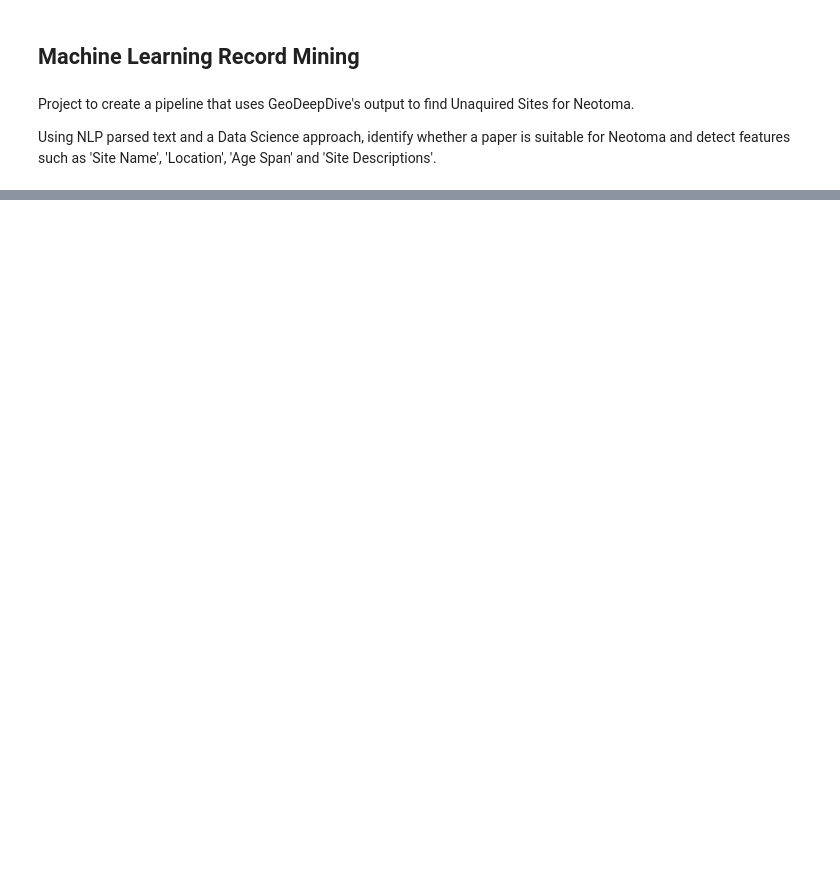
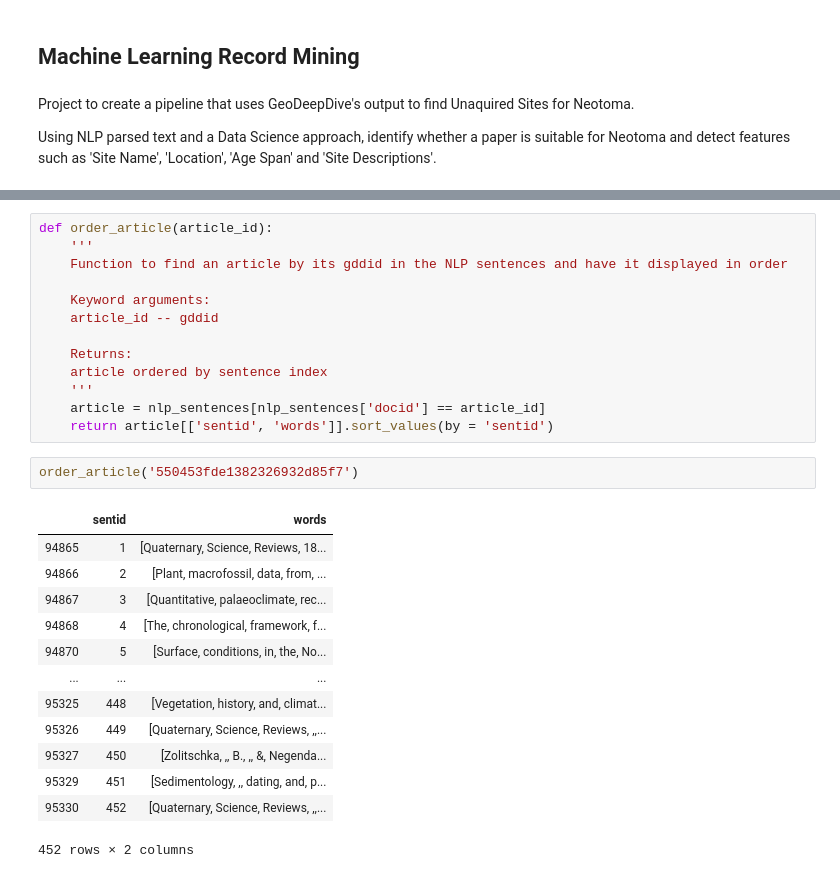
Before and after one commit to throughput-ec/UnacquiredSites, a Jupyter notebook: ML_Record_Mining_JN.ipynb, the cells around one changed output, grey strips where cells are left out. Saved outputs shown, nothing was run; the diff lists cells and outputs as text; blank space fills up the shorter version.

```diff
--- a/ML_Record_Mining_JN.ipynb
+++ b/ML_Record_Mining_JN.ipynb
@@ -45,0 +89,29 @@ data.head(100)
+# %%
+def order_article(article_id):
+    '''
+    Function to find an article by its gddid in the NLP sentences and have it displayed in order
+
+    Keyword arguments:
+    article_id -- gddid
+
+    Returns:
+    article ordered by sentence index
+    '''
+    article = nlp_sentences[nlp_sentences['docid'] == article_id]
+    return article[['sentid', 'words']].sort_values(by = 'sentid')
+# %%
+order_article('550453fde1382326932d85f7')
+# %% [output]
+|  | sentid | words |
+| 94865 | 1 | [Quaternary, Science, Reviews, 18... |
+| 94866 | 2 | [Plant, macrofossil, data, from, ... |
+| 94867 | 3 | [Quantitative, palaeoclimate, rec... |
+| 94868 | 4 | [The, chronological, framework, f... |
+| 94870 | 5 | [Surface, conditions, in, the, No... |
+| ... | ... | ... |
+| 95325 | 448 | [Vegetation, history, and, climat... |
+| 95326 | 449 | [Quaternary, Science, Reviews, ,,... |
+| 95327 | 450 | [Zolitschka, ,, B., ,, &, Negenda... |
+| 95329 | 451 | [Sedimentology, ,, dating, and, p... |
+| 95330 | 452 | [Quaternary, Science, Reviews, ,,... |
+452 rows × 2 columns
```
Also changed, not shown: parts of 21 cells of this notebook.
